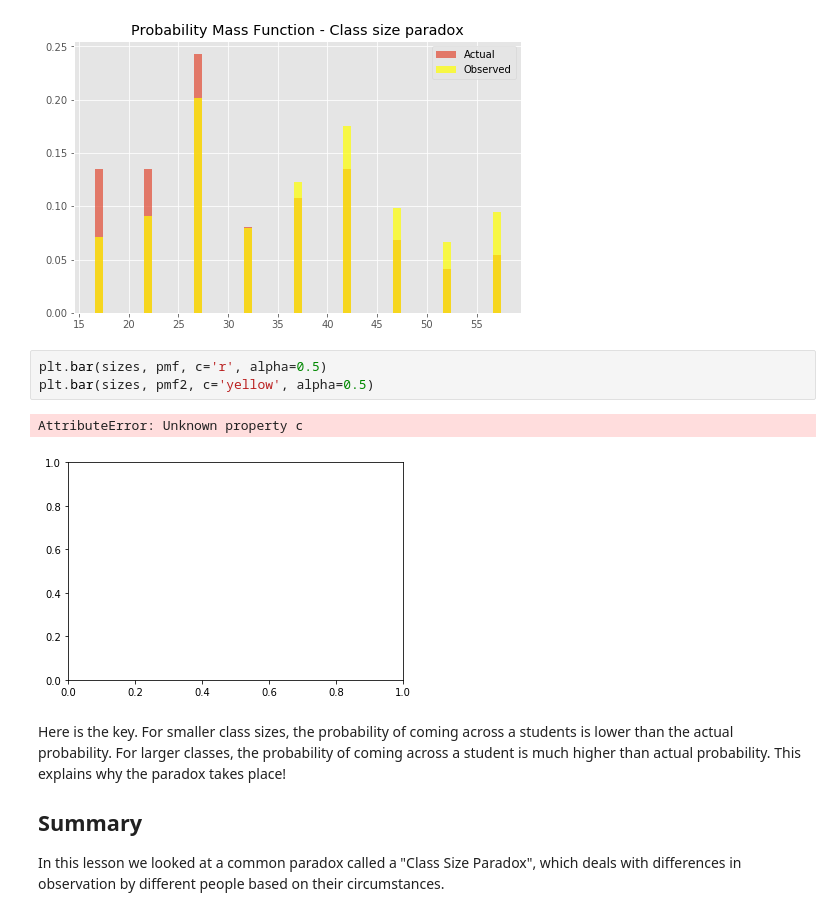
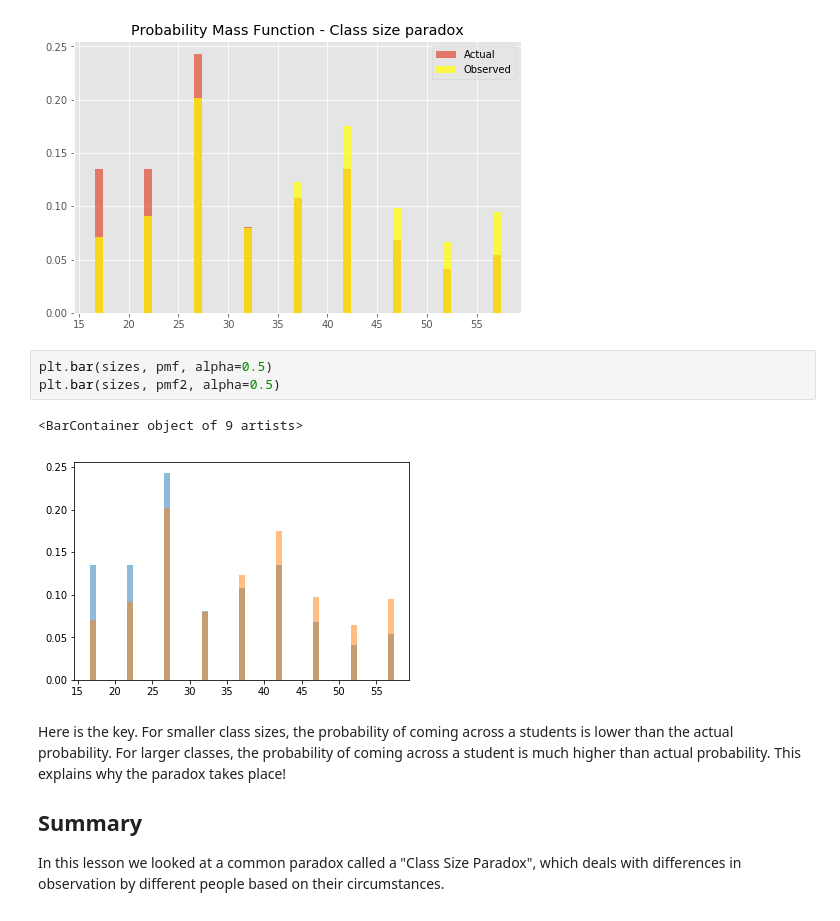
Before and after one commit to npschafer/dsc-probability-mass-function-lab-houston-ds-042219, a Jupyter notebook: index.ipynb, the cells around one changed output. Drawn from its saved outputs; the diff is of its cells as text.

```diff
--- a/index.ipynb
+++ b/index.ipynb
@@ -193,11 +193,11 @@ To to an even more direct comparison, plot these pmfs on top of each other and c
 # %% [output]
 [figure]
 # %%
-plt.bar(sizes, pmf, c='r', alpha=0.5)
-plt.bar(sizes, pmf2, c='yellow', alpha=0.5)
+plt.bar(sizes, pmf, alpha=0.5)
+plt.bar(sizes, pmf2, alpha=0.5)
 # %% [output]
-AttributeError: Unknown property c
+<BarContainer object of 9 artists>
-[figure, old version]
+[figure, new version]
 # %% [markdown]
 Here is the key. For smaller class sizes, the probability of coming across a students is lower than the actual probability. For larger classes, the probability of coming across a student is much higher than actual probability. This explains why the paradox takes place!
 
```
